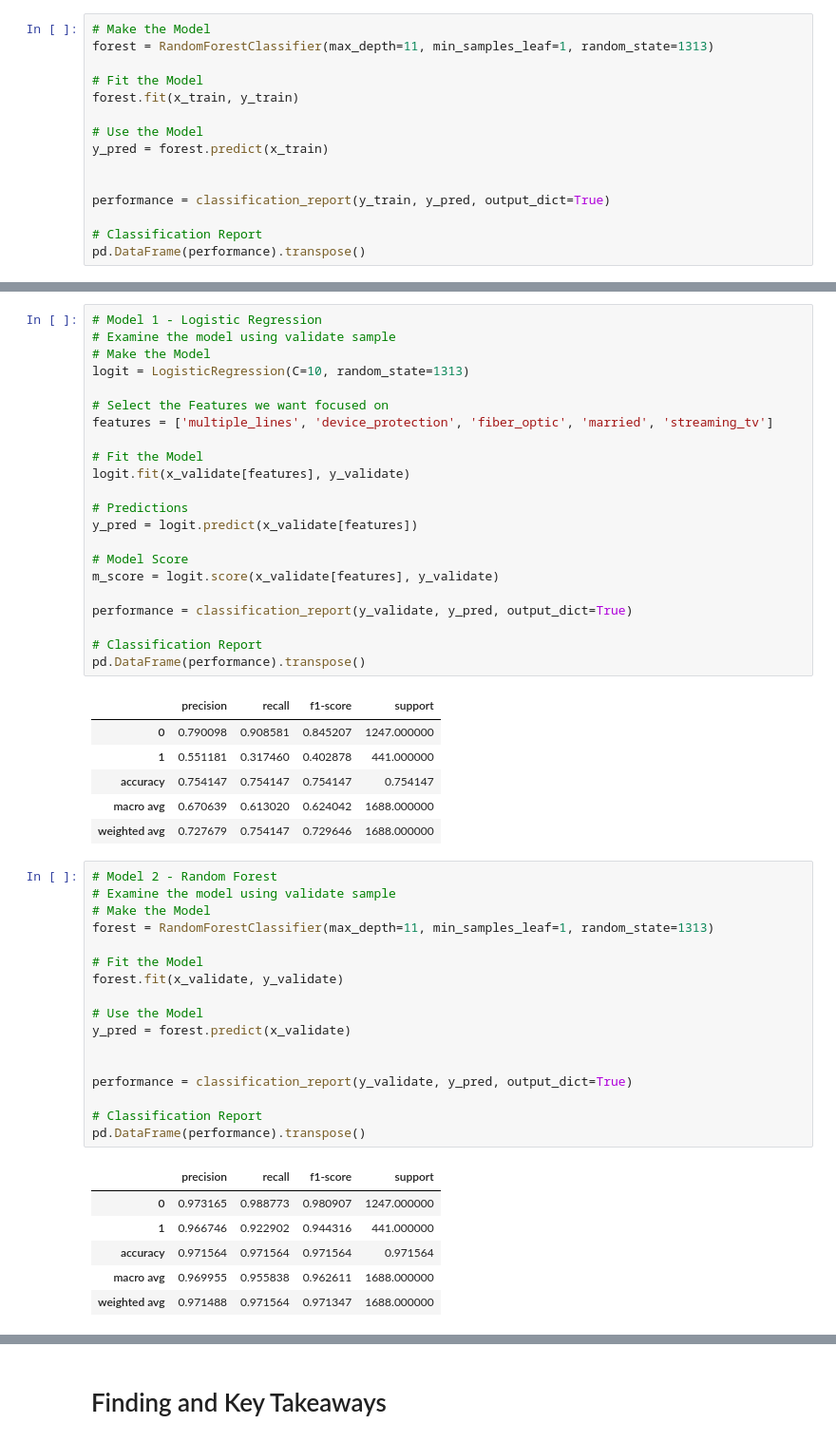
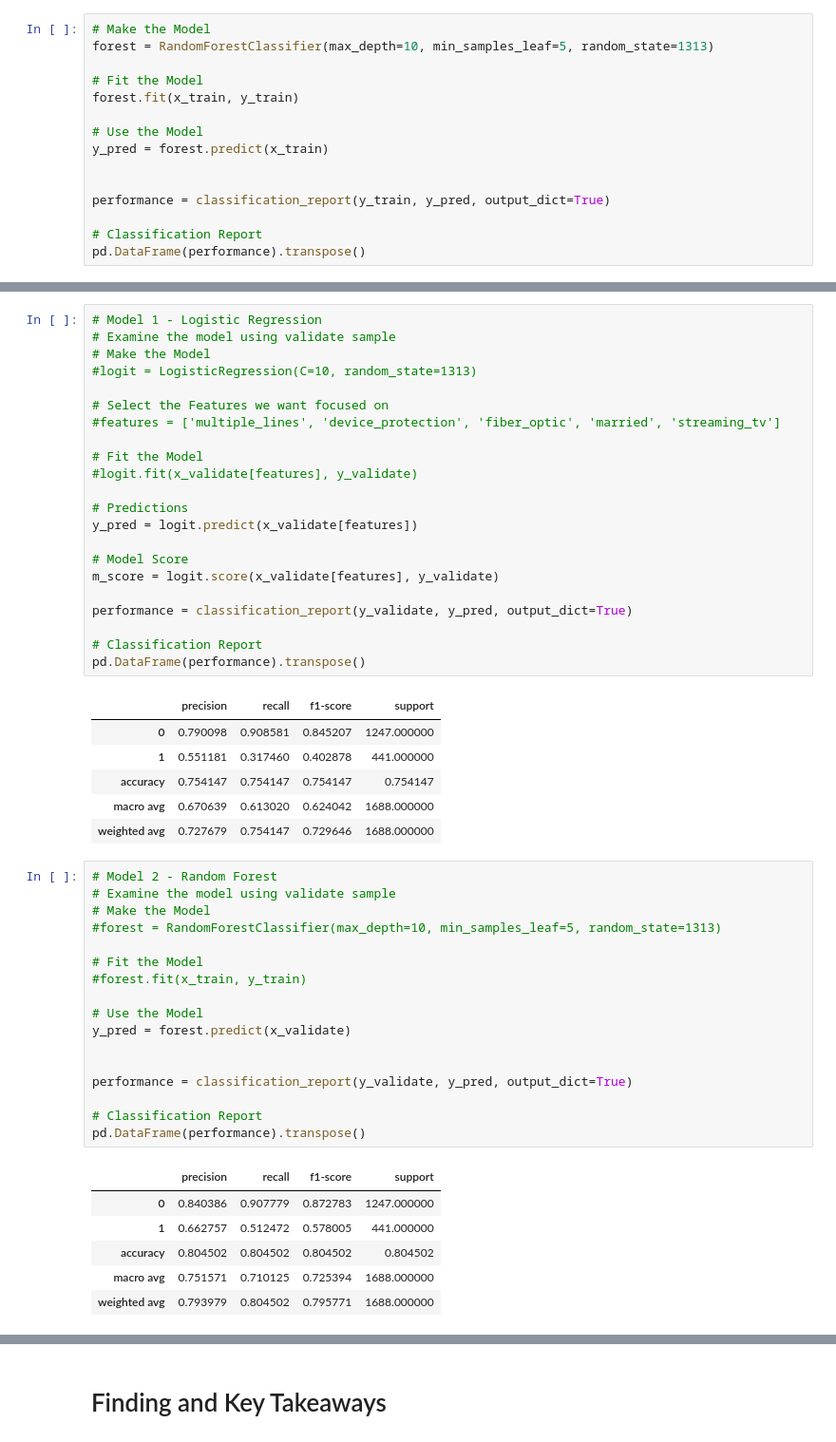
Before and after one commit to BraedenWright/classification-project, a Jupyter notebook: working_telco_report.ipynb, the cells around one changed output, grey strips where cells are left out. Shown at 95% size. Saved outputs shown, nothing was run; the diff lists cells and outputs as text.

```diff
--- a/working_telco_report.ipynb
+++ b/working_telco_report.ipynb
@@ -662,7 +666,7 @@ pd.DataFrame(performance).transpose()
 - Provides a good generalized model that
 # %%
 # Make the Model
-forest = RandomForestClassifier(max_depth=11, min_samples_leaf=1, random_state=1313)
+forest = RandomForestClassifier(max_depth=10, min_samples_leaf=5, random_state=1313)
 
 # Fit the Model
 forest.fit(x_train, y_train)
@@ -718,13 +722,13 @@ pd.DataFrame(report).transpose()
 # Model 1 - Logistic Regression
 # Examine the model using validate sample
 # Make the Model
-logit = LogisticRegression(C=10, random_state=1313)
+#logit = LogisticRegression(C=10, random_state=1313)
 
 # Select the Features we want focused on
-features = ['multiple_lines', 'device_protection', 'fiber_optic', 'married', 'streaming_tv']
+#features = ['multiple_lines', 'device_protection', 'fiber_optic', 'married', 'streaming_tv']
 
 # Fit the Model
-logit.fit(x_validate[features], y_validate)
+#logit.fit(x_validate[features], y_validate)
 
 # Predictions
 y_pred = logit.predict(x_validate[features])
@@ -746,24 +750,24 @@ pd.DataFrame(performance).transpose()
 # %%
 # Model 2 - Random Forest
 # Examine the model using validate sample
 # Make the Model
-forest = RandomForestClassifier(max_depth=11, min_samples_leaf=1, random_state=1313)
+#forest = RandomForestClassifier(max_depth=10, min_samples_leaf=5, random_state=1313)
 
 # Fit the Model
-forest.fit(x_validate, y_validate)
+#forest.fit(x_train, y_train)
 
 # Use the Model
 y_pred = forest.predict(x_validate)
 
 
 performance = classification_report(y_validate, y_pred, output_dict=True)
 
 # Classification Report
 pd.DataFrame(performance).transpose()
 # %% [output]
 |  | precision | recall | f1-score | support |
-| 0 | 0.973165 | 0.988773 | 0.980907 | 1247.000000 |
-| 1 | 0.966746 | 0.922902 | 0.944316 | 441.000000 |
-| accuracy | 0.971564 | 0.971564 | 0.971564 | 0.971564 |
-| macro avg | 0.969955 | 0.955838 | 0.962611 | 1688.000000 |
-| weighted avg | 0.971488 | 0.971564 | 0.971347 | 1688.000000 |
+| 0 | 0.840386 | 0.907779 | 0.872783 | 1247.000000 |
+| 1 | 0.662757 | 0.512472 | 0.578005 | 441.000000 |
+| accuracy | 0.804502 | 0.804502 | 0.804502 | 0.804502 |
+| macro avg | 0.751571 | 0.710125 | 0.725394 | 1688.000000 |
+| weighted avg | 0.793979 | 0.804502 | 0.795771 | 1688.000000 |
```
Also changed, not shown: parts of 33 cells of this notebook.
